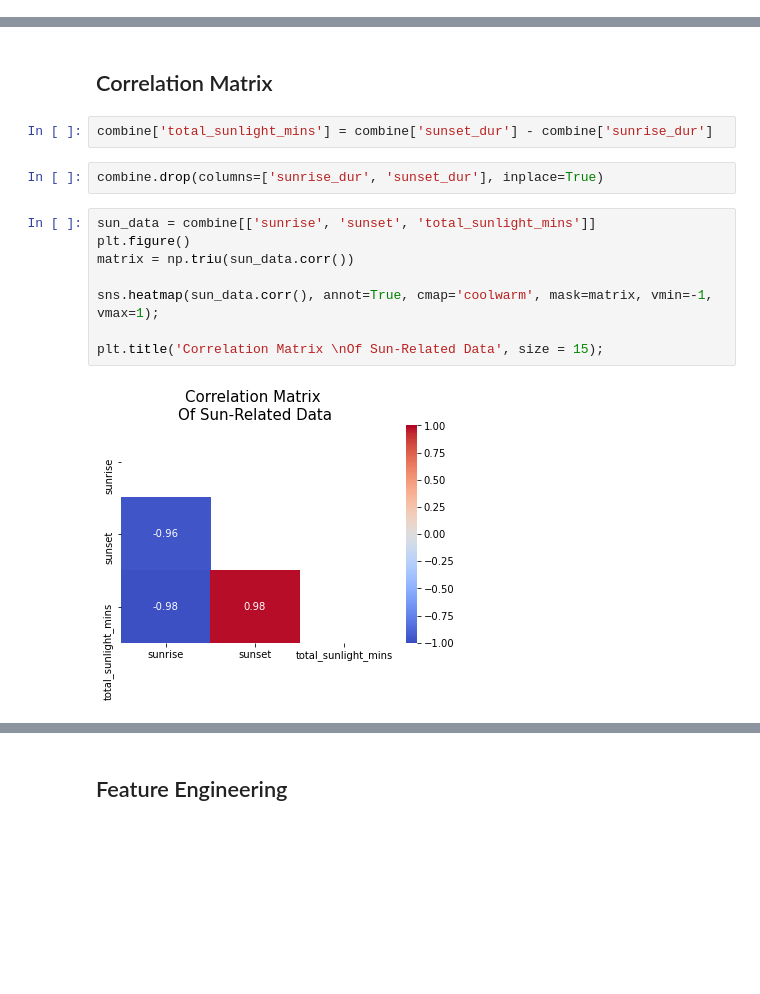
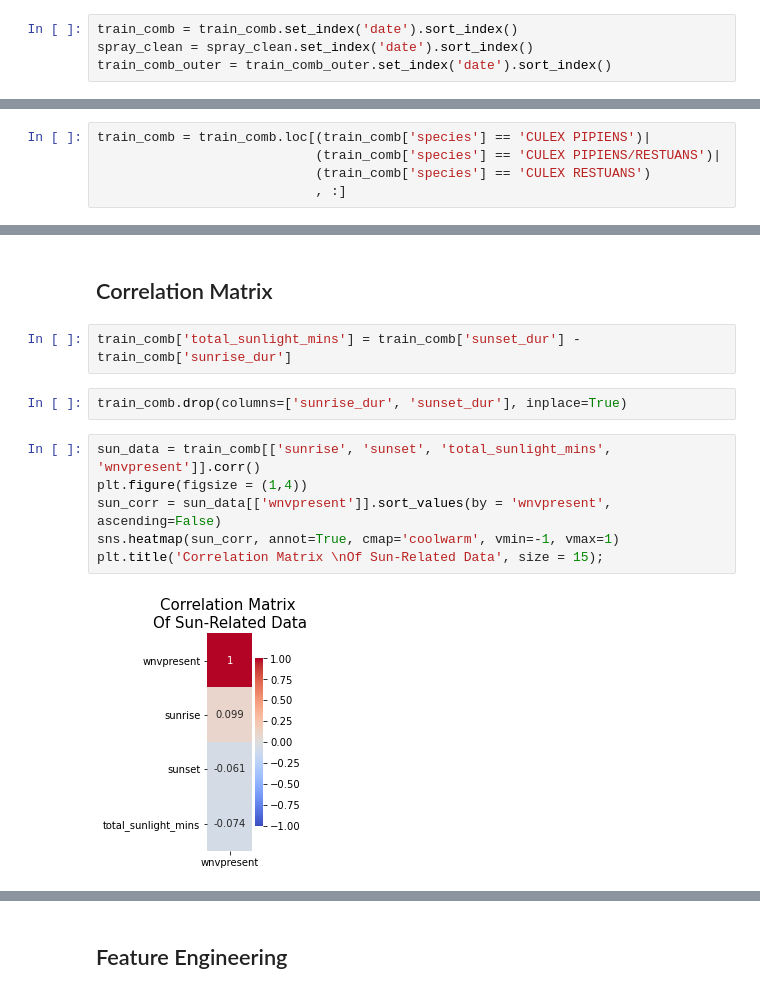
Before and after one commit to kkhalis/project_4, a Jupyter notebook: Project 4 - West Nile Virus Prediction_Casper.ipynb, the cells around one changed output, grey strips where cells are left out. Saved outputs shown, nothing was run; the diff lists cells and outputs as text; blank space fills up the shorter version.

```diff
--- a/Project 4 - West Nile Virus Prediction_Casper.ipynb
+++ b/Project 4 - West Nile Virus Prediction_Casper.ipynb
@@ -801,2 +799,6 @@ dtype: int64
+# %%
+train_comb = train_comb.set_index('date').sort_index()
+spray_clean = spray_clean.set_index('date').sort_index()
+train_comb_outer = train_comb_outer.set_index('date').sort_index()
 # %% [markdown]
 # Exploratory Data Analysis
@@ -993,0 +857,5 @@ for i in range(len(dates)):
+# %%
+train_comb = train_comb.loc[(train_comb['species'] == 'CULEX PIPIENS')|
+                            (train_comb['species'] == 'CULEX PIPIENS/RESTUANS')|
+                            (train_comb['species'] == 'CULEX RESTUANS')
+                            , :]
@@ -994,17 +1077,15 @@ for i in range(len(dates)):
 # %% [markdown]
 ## Correlation Matrix
 # %%
-combine['total_sunlight_mins'] = combine['sunset_dur'] - combine['sunrise_dur']
+train_comb['total_sunlight_mins'] = train_comb['sunset_dur'] - train_comb['sunrise_dur']
 # %%
-combine.drop(columns=['sunrise_dur', 'sunset_dur'], inplace=True)
+train_comb.drop(columns=['sunrise_dur', 'sunset_dur'], inplace=True)
 # %%
-sun_data = combine[['sunrise', 'sunset', 'total_sunlight_mins']]
-plt.figure()
-matrix = np.triu(sun_data.corr())
-
-sns.heatmap(sun_data.corr(), annot=True, cmap='coolwarm', mask=matrix, vmin=-1, vmax=1);
-
+sun_data = train_comb[['sunrise', 'sunset', 'total_sunlight_mins', 'wnvpresent']].corr()
+plt.figure(figsize = (1,4))
+sun_corr = sun_data[['wnvpresent']].sort_values(by = 'wnvpresent', ascending=False)
+sns.heatmap(sun_corr, annot=True, cmap='coolwarm', vmin=-1, vmax=1)
 plt.title('Correlation Matrix \nOf Sun-Related Data', size = 15);
 # %% [output]
-[figure, old version]
+[figure, new version]
 # %%
```
Also changed, not shown: parts of 149 cells of this notebook.
